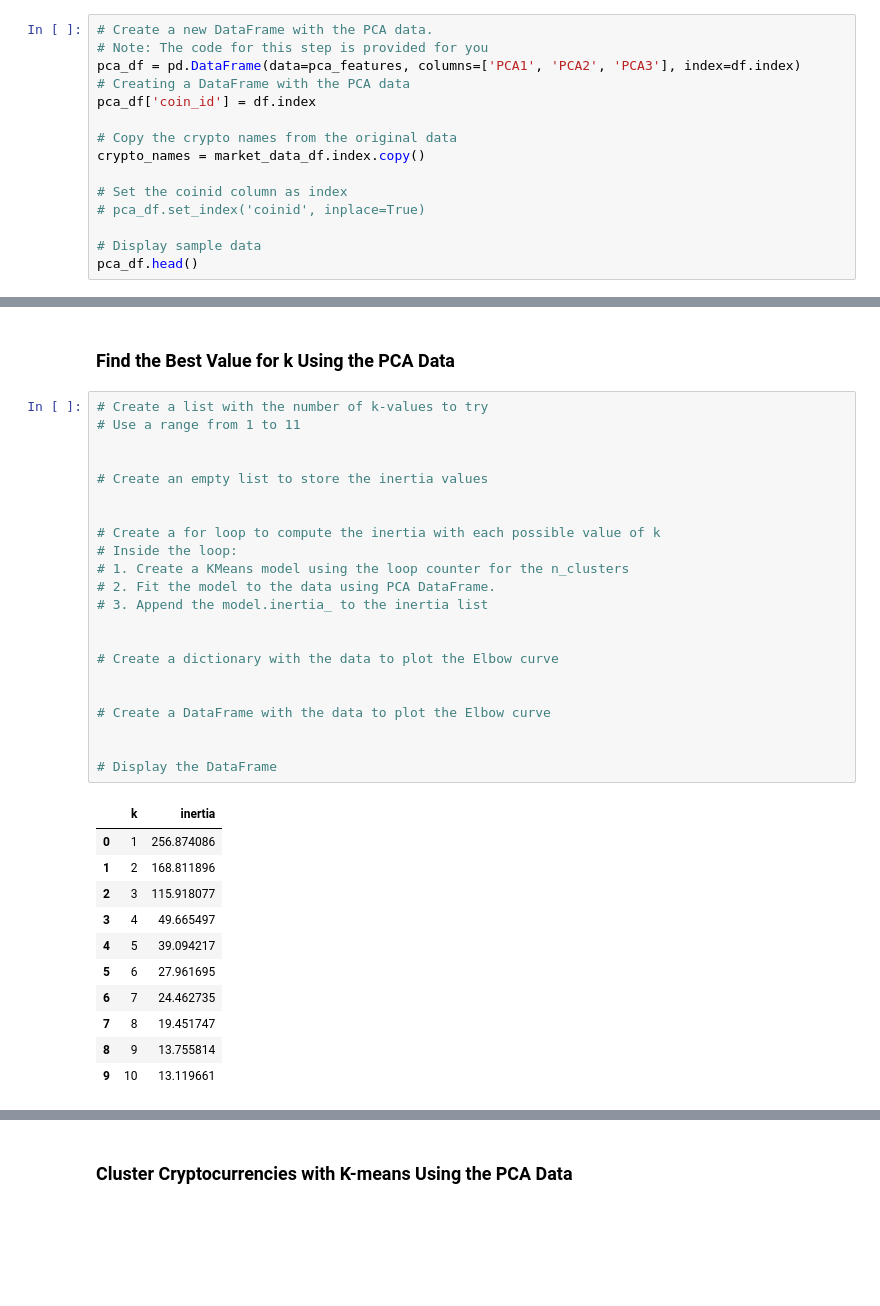
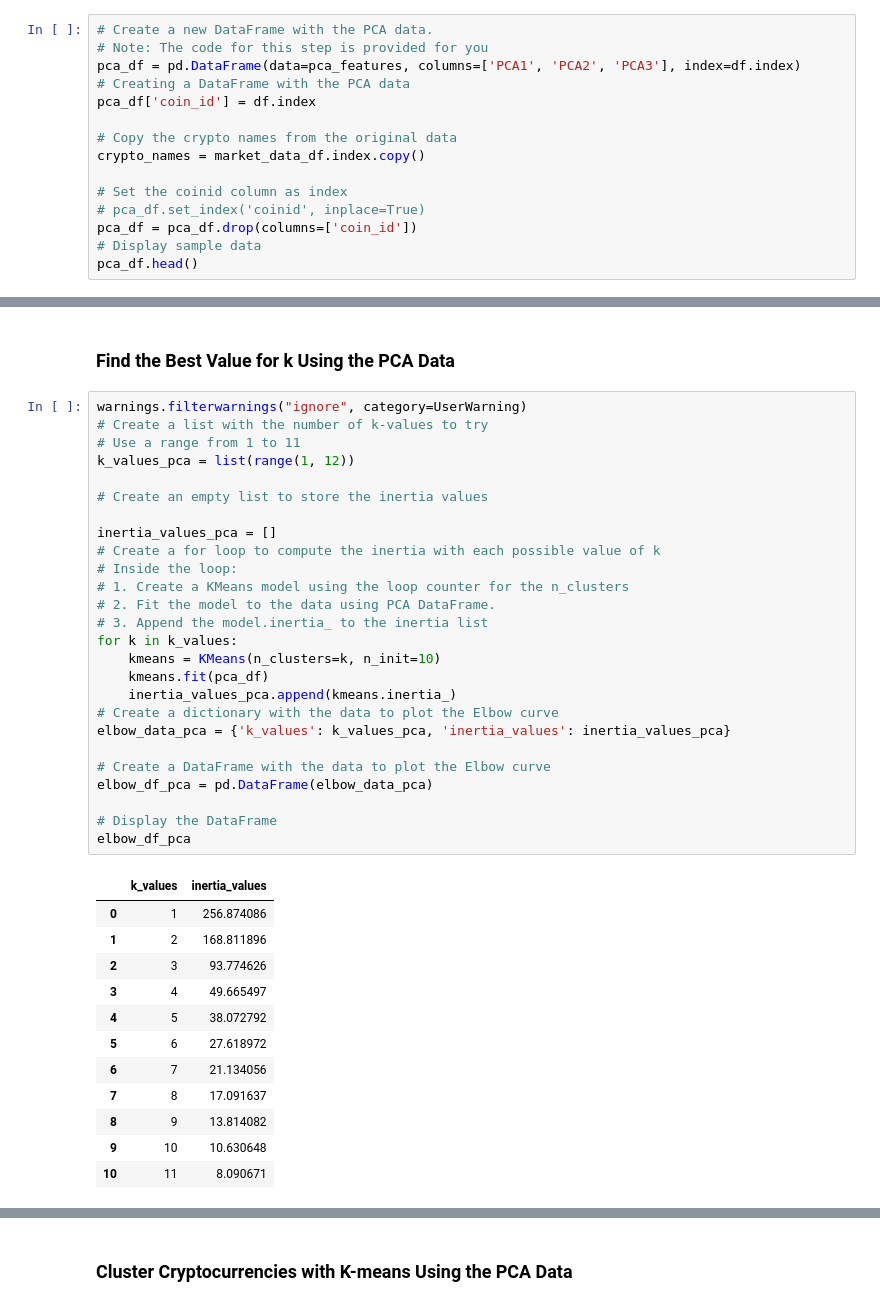
Before and after one commit to Dylan-Ross19/CryptoClustering, a Jupyter notebook: Starter_Code/Crypto_Clustering.ipynb, the cells around one changed output, grey strips where cells are left out. Saved outputs shown, nothing was run; the diff lists cells and outputs as text; blank space fills up the shorter version.

```diff
--- a/Starter_Code/Crypto_Clustering.ipynb
+++ b/Starter_Code/Crypto_Clustering.ipynb
@@ -228,7 +228,7 @@ crypto_names = market_data_df.index.copy()
 
 # Set the coinid column as index
 # pca_df.set_index('coinid', inplace=True)
-
+pca_df = pca_df.drop(columns=['coin_id'])
 # Display sample data
 pca_df.head()
 # %% [output]
@@ -242,39 +242,44 @@ pca_df.head()
 # %% [markdown]
 ### Find the Best Value for k Using the PCA Data
 # %%
+warnings.filterwarnings("ignore", category=UserWarning)
 # Create a list with the number of k-values to try
 # Use a range from 1 to 11
-
+k_values_pca = list(range(1, 12))
 
 # Create an empty list to store the inertia values
 
-
+inertia_values_pca = []
 # Create a for loop to compute the inertia with each possible value of k
 # Inside the loop:
 # 1. Create a KMeans model using the loop counter for the n_clusters
 # 2. Fit the model to the data using PCA DataFrame.
 # 3. Append the model.inertia_ to the inertia list
-
-
+for k in k_values:
+    kmeans = KMeans(n_clusters=k, n_init=10)
+    kmeans.fit(pca_df)
+    inertia_values_pca.append(kmeans.inertia_)
 # Create a dictionary with the data to plot the Elbow curve
-
+elbow_data_pca = {'k_values': k_values_pca, 'inertia_values': inertia_values_pca}
 
 # Create a DataFrame with the data to plot the Elbow curve
-
+elbow_df_pca = pd.DataFrame(elbow_data_pca)
 
 # Display the DataFrame
+elbow_df_pca
 # %% [output]
-|  | k | inertia |
+|  | k_values | inertia_values |
 | 0 | 1 | 256.874086 |
 | 1 | 2 | 168.811896 |
-| 2 | 3 | 115.918077 |
+| 2 | 3 | 93.774626 |
 | 3 | 4 | 49.665497 |
-| 4 | 5 | 39.094217 |
-| 5 | 6 | 27.961695 |
-| 6 | 7 | 24.462735 |
-| 7 | 8 | 19.451747 |
-| 8 | 9 | 13.755814 |
-| 9 | 10 | 13.119661 |
+| 4 | 5 | 38.072792 |
+| 5 | 6 | 27.618972 |
+| 6 | 7 | 21.134056 |
+| 7 | 8 | 17.091637 |
+| 8 | 9 | 13.814082 |
+| 9 | 10 | 10.630648 |
+| 10 | 11 | 8.090671 |
 # %%
 # Plot a line chart with all the inertia values computed with
 # the different values of k to visually identify the optimal value for k.
```
Also changed, not shown: parts of 15 cells of this notebook.
